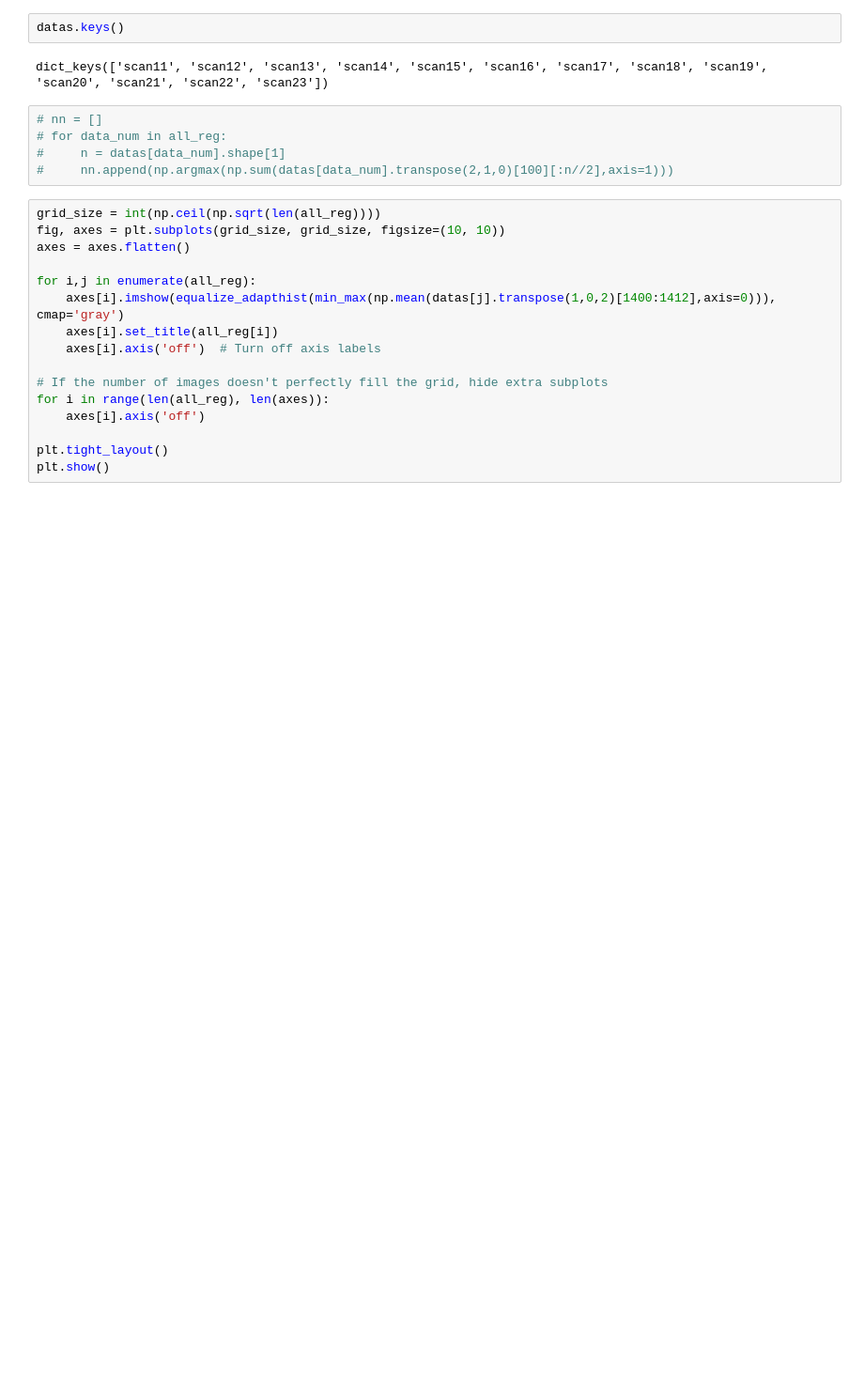
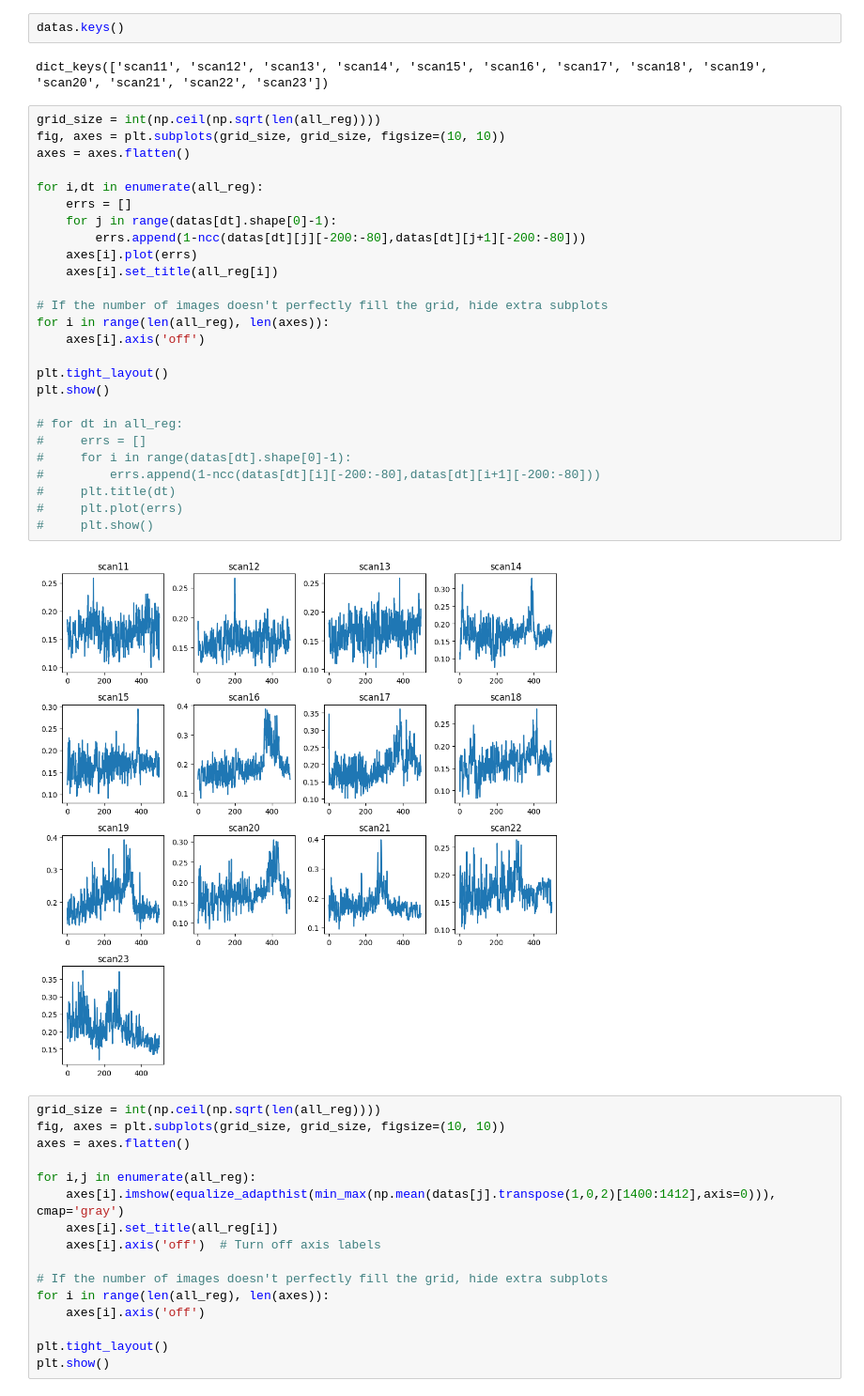
Before and after one commit to AKA2320/OCT_RA, a Jupyter notebook: volume_data/patrice_11_19_2024_timelapse/volume_eye_4.ipynb, the cells around one changed output. Shown at 94% size. Saved outputs shown, nothing was run; the diff lists cells and outputs as text; blank space fills up the shorter version.

```diff
--- a/volume_data/patrice_11_19_2024_timelapse/volume_eye_4.ipynb
+++ b/volume_data/patrice_11_19_2024_timelapse/volume_eye_4.ipynb
@@ -434,11 +446,34 @@ Loading data: scan23
 datas.keys()
 # %% [output]
 dict_keys(['scan11', 'scan12', 'scan13', 'scan14', 'scan15', 'scan16', 'scan17', 'scan18', 'scan19', 'scan20', 'scan21', 'scan22', 'scan23'])
-# %%
-# nn = []
-# for data_num in all_reg:
-#     n = datas[data_num].shape[1]
-#     nn.append(np.argmax(np.sum(datas[data_num].transpose(2,1,0)[100][:n//2],axis=1)))
+# %%
+grid_size = int(np.ceil(np.sqrt(len(all_reg))))
+fig, axes = plt.subplots(grid_size, grid_size, figsize=(10, 10))
+axes = axes.flatten()
+
+for i,dt in enumerate(all_reg):
+    errs = []
+    for j in range(datas[dt].shape[0]-1):
+        errs.append(1-ncc(datas[dt][j][-200:-80],datas[dt][j+1][-200:-80]))
+    axes[i].plot(errs)
+    axes[i].set_title(all_reg[i])
+
+# If the number of images doesn't perfectly fill the grid, hide extra subplots
+for i in range(len(all_reg), len(axes)):
+    axes[i].axis('off')
+
+plt.tight_layout()
+plt.show()
+
+# for dt in all_reg:
+#     errs = []
+#     for i in range(datas[dt].shape[0]-1):
+#         errs.append(1-ncc(datas[dt][i][-200:-80],datas[dt][i+1][-200:-80]))
+#     plt.title(dt)
+#     plt.plot(errs)
+#     plt.show()
+# %% [output]
+[figure, added]
 # %%
 grid_size = int(np.ceil(np.sqrt(len(all_reg))))
 fig, axes = plt.subplots(grid_size, grid_size, figsize=(10, 10))
```
Also changed, not shown: parts of 24 cells of this notebook.
